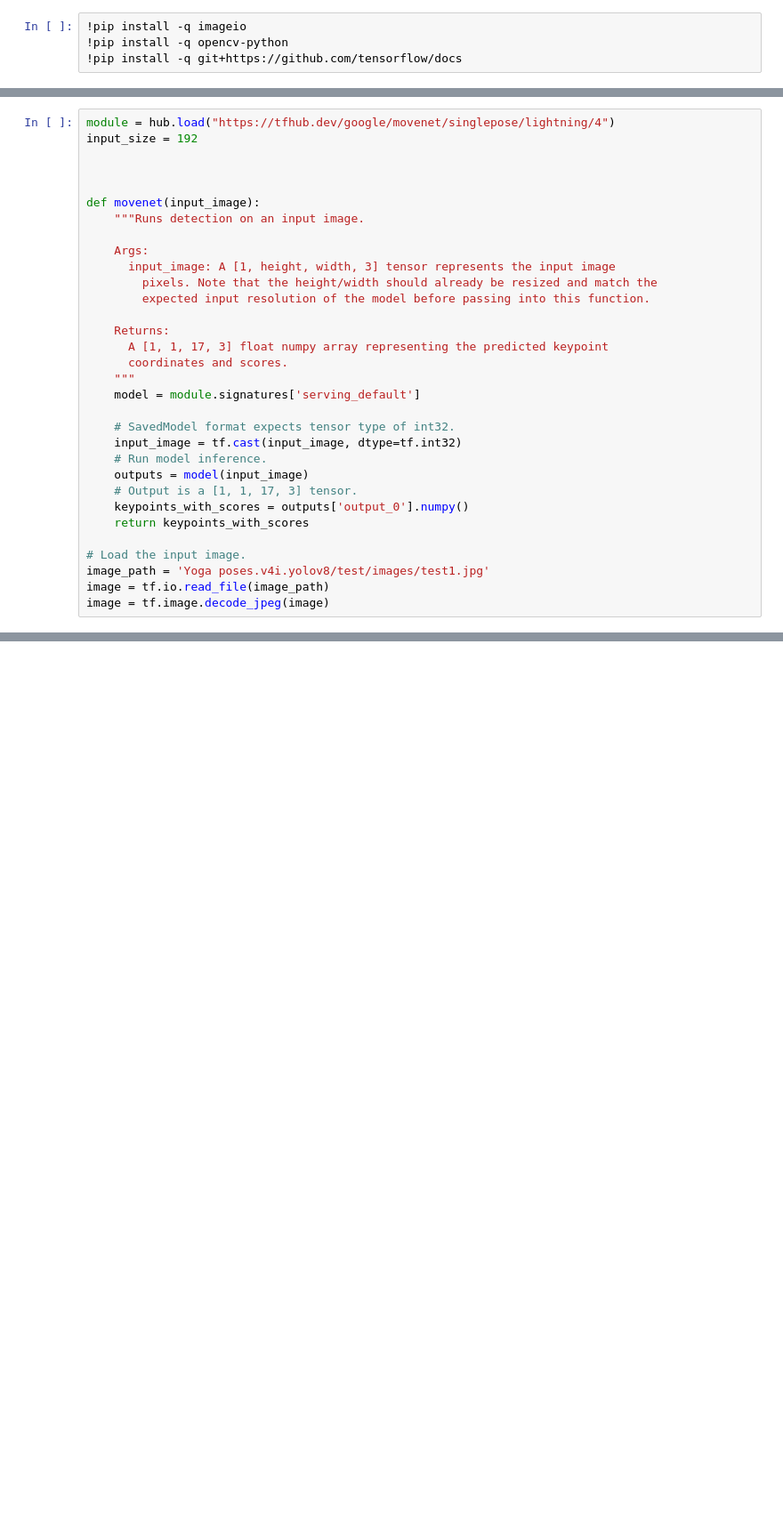
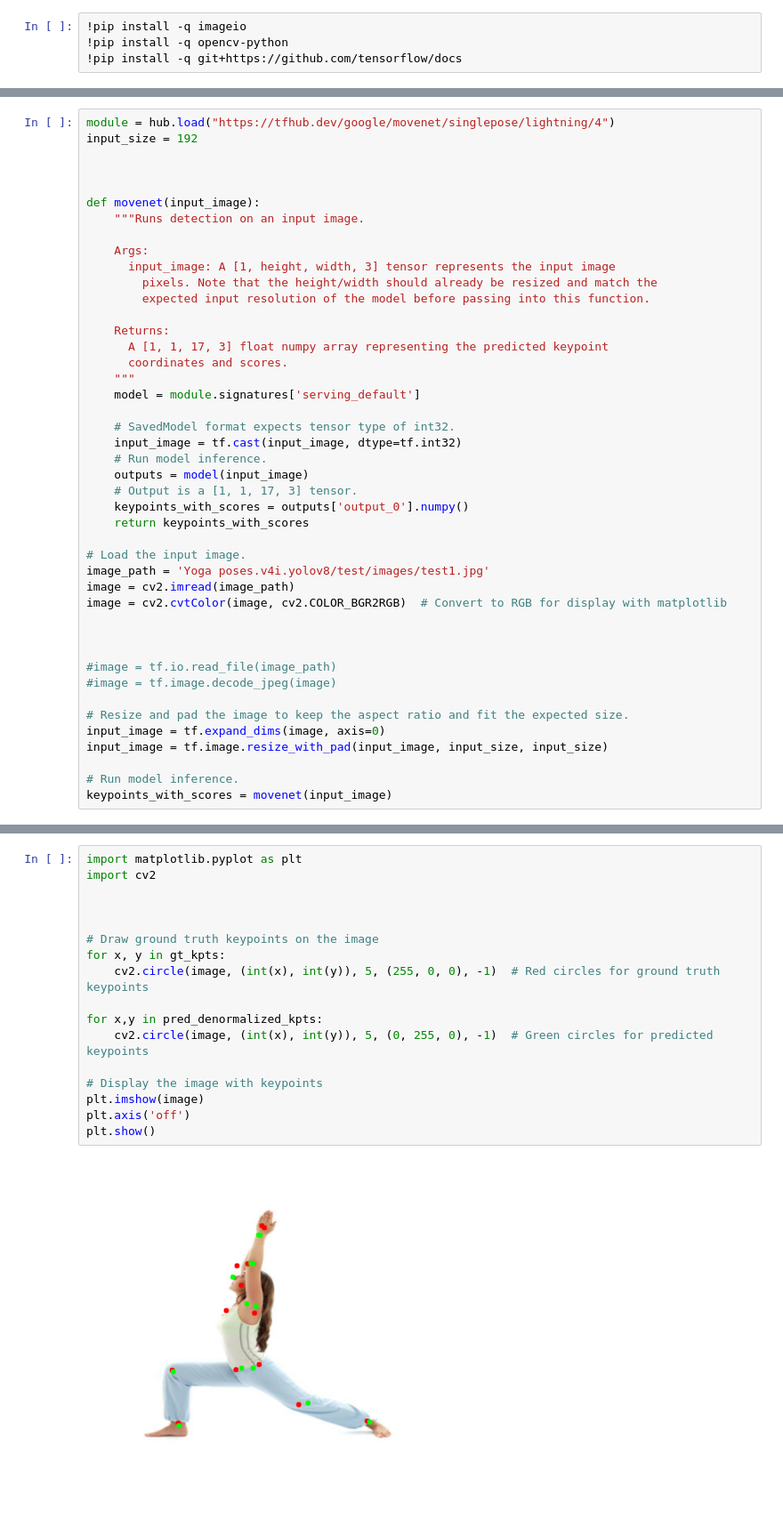
Before and after one commit to arthurhn/Metrics_mp, a Jupyter notebook: pose_metrics_movenet.ipynb, the cells around one changed output, grey strips where cells are left out. Shown at 89% size. Saved outputs shown, nothing was run; the diff lists cells and outputs as text; blank space fills up the shorter version.

Commit message:
OKS functional on MoveNet, this model is better than me wtf

```diff
--- a/pose_metrics_movenet.ipynb
+++ b/pose_metrics_movenet.ipynb
@@ -278,5 +345,17 @@ def movenet(input_image):
 
 # Load the input image.
 image_path = 'Yoga poses.v4i.yolov8/test/images/test1.jpg'
-image = tf.io.read_file(image_path)
-image = tf.image.decode_jpeg(image)
+image = cv2.imread(image_path)
+image = cv2.cvtColor(image, cv2.COLOR_BGR2RGB)  # Convert to RGB for display with matplotlib
+
+
+
+#image = tf.io.read_file(image_path)
+#image = tf.image.decode_jpeg(image)
+
+# Resize and pad the image to keep the aspect ratio and fit the expected size.
+input_image = tf.expand_dims(image, axis=0)
+input_image = tf.image.resize_with_pad(input_image, input_size, input_size)
+
+# Run model inference.
+keypoints_with_scores = movenet(input_image)
@@ -302,0 +450,19 @@ _ = plt.axis('off')
+# %%
+import matplotlib.pyplot as plt
+import cv2
+
+
+
+# Draw ground truth keypoints on the image
+for x, y in gt_kpts:
+    cv2.circle(image, (int(x), int(y)), 5, (255, 0, 0), -1)  # Red circles for ground truth keypoints
+
+for x,y in pred_denormalized_kpts:
+    cv2.circle(image, (int(x), int(y)), 5, (0, 255, 0), -1)  # Green circles for predicted keypoints
+
+# Display the image with keypoints
+plt.imshow(image)
+plt.axis('off')
+plt.show()
+# %% [output]
+[figure, added]
```
Also changed, not shown: parts of 8 cells of this notebook.
